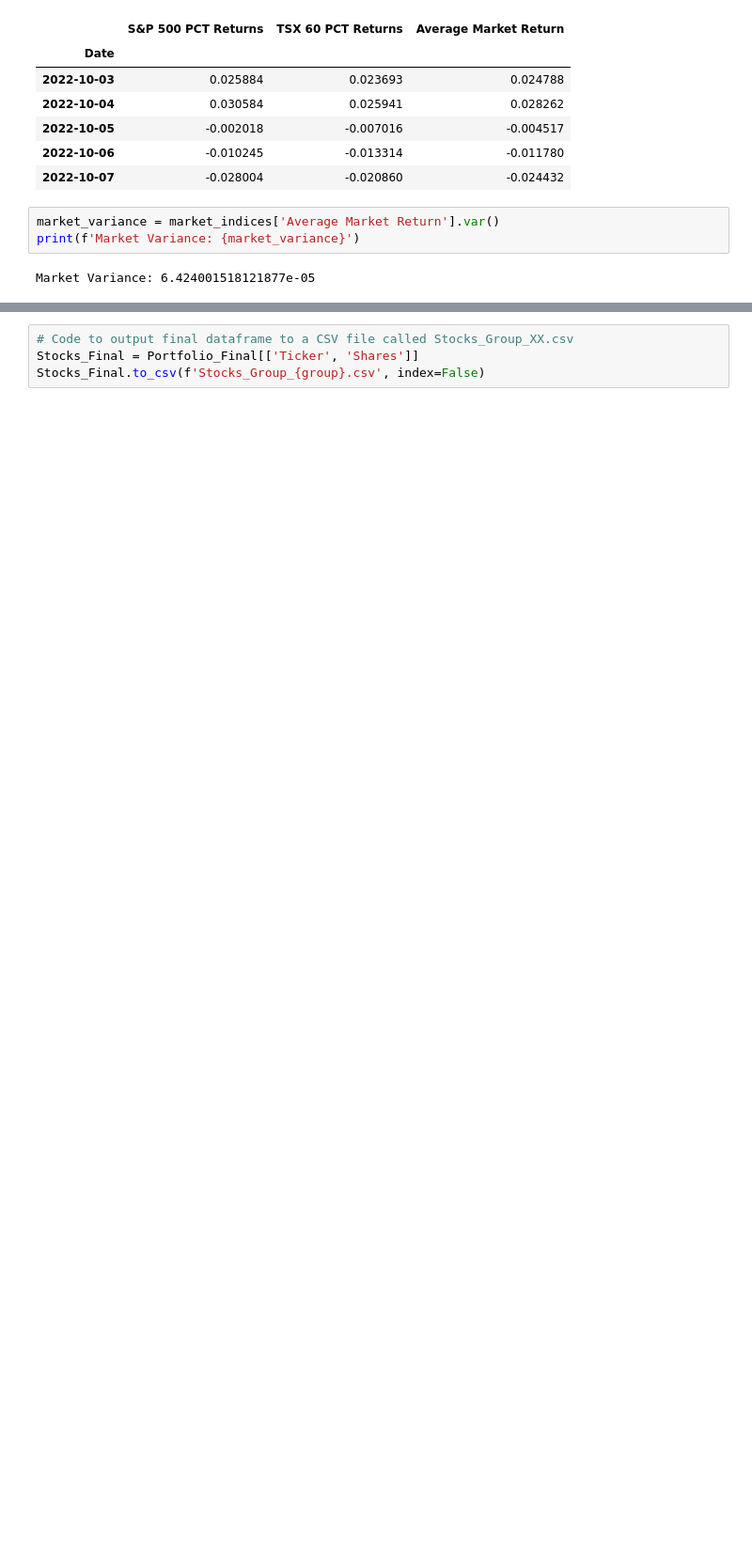
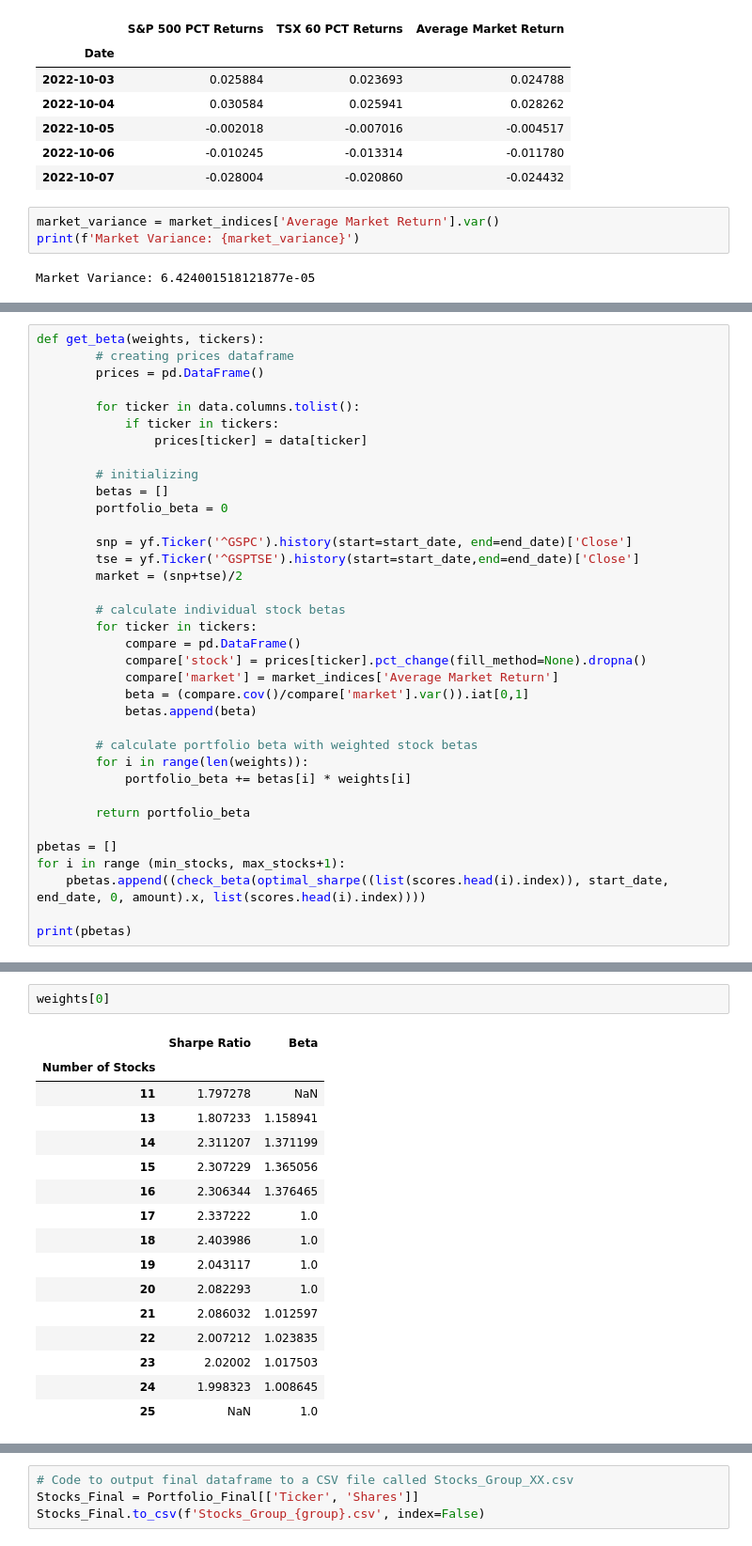
Before and after one commit to akramj13/CFM101-Project, a Jupyter notebook: Team 11 Assignment Akram.ipynb, the cells around one changed output, grey strips where cells are left out. Shown at 94% size. Cells and saved outputs as stored; diff of their text form; blank space fills up the shorter version.

```diff
--- a/Team 11 Assignment Akram.ipynb
+++ b/Team 11 Assignment Akram.ipynb
@@ -513,0 +547,36 @@ def optimal_sharpe(tickers, risk_free_rate, investment):
+# %%
+def get_beta(weights, tickers):
+        # creating prices dataframe
+        prices = pd.DataFrame()
+
+        for ticker in data.columns.tolist():
+            if ticker in tickers:
+                prices[ticker] = data[ticker]
+
+        # initializing
+        betas = []
+        portfolio_beta = 0
+
+        snp = yf.Ticker('^GSPC').history(start=start_date, end=end_date)['Close']
+        tse = yf.Ticker('^GSPTSE').history(start=start_date,end=end_date)['Close']
+        market = (snp+tse)/2
+
+        # calculate individual stock betas
+        for ticker in tickers:
+            compare = pd.DataFrame()
+            compare['stock'] = prices[ticker].pct_change(fill_method=None).dropna()
+            compare['market'] = market_indices['Average Market Return']
+            beta = (compare.cov()/compare['market'].var()).iat[0,1]
+            betas.append(beta)
+
+        # calculate portfolio beta with weighted stock betas
+        for i in range(len(weights)):
+            portfolio_beta += betas[i] * weights[i]
+
+        return portfolio_beta
+
+pbetas = []
+for i in range (min_stocks, max_stocks+1):
+    pbetas.append((check_beta(optimal_sharpe((list(scores.head(i).index)), start_date, end_date, 0, amount).x, list(scores.head(i).index))))
+
+print(pbetas)
@@ -570,0 +625,19 @@ NameError: name 'date' is not defined
+# %%
+weights[0]
+# %% [output]
+|  | Sharpe Ratio | Beta |
+| Number of Stocks |  |  |
+| 11 | 1.797278 | NaN |
+| 13 | 1.807233 | 1.158941 |
+| 14 | 2.311207 | 1.371199 |
+| 15 | 2.307229 | 1.365056 |
+| 16 | 2.306344 | 1.376465 |
+| 17 | 2.337222 | 1.0 |
+| 18 | 2.403986 | 1.0 |
+| 19 | 2.043117 | 1.0 |
+| 20 | 2.082293 | 1.0 |
+| 21 | 2.086032 | 1.012597 |
+| 22 | 2.007212 | 1.023835 |
+| 23 | 2.02002 | 1.017503 |
+| 24 | 1.998323 | 1.008645 |
+| 25 | NaN | 1.0 |
```
Also changed, not shown: parts of 13 cells of this notebook, 3 other files.
